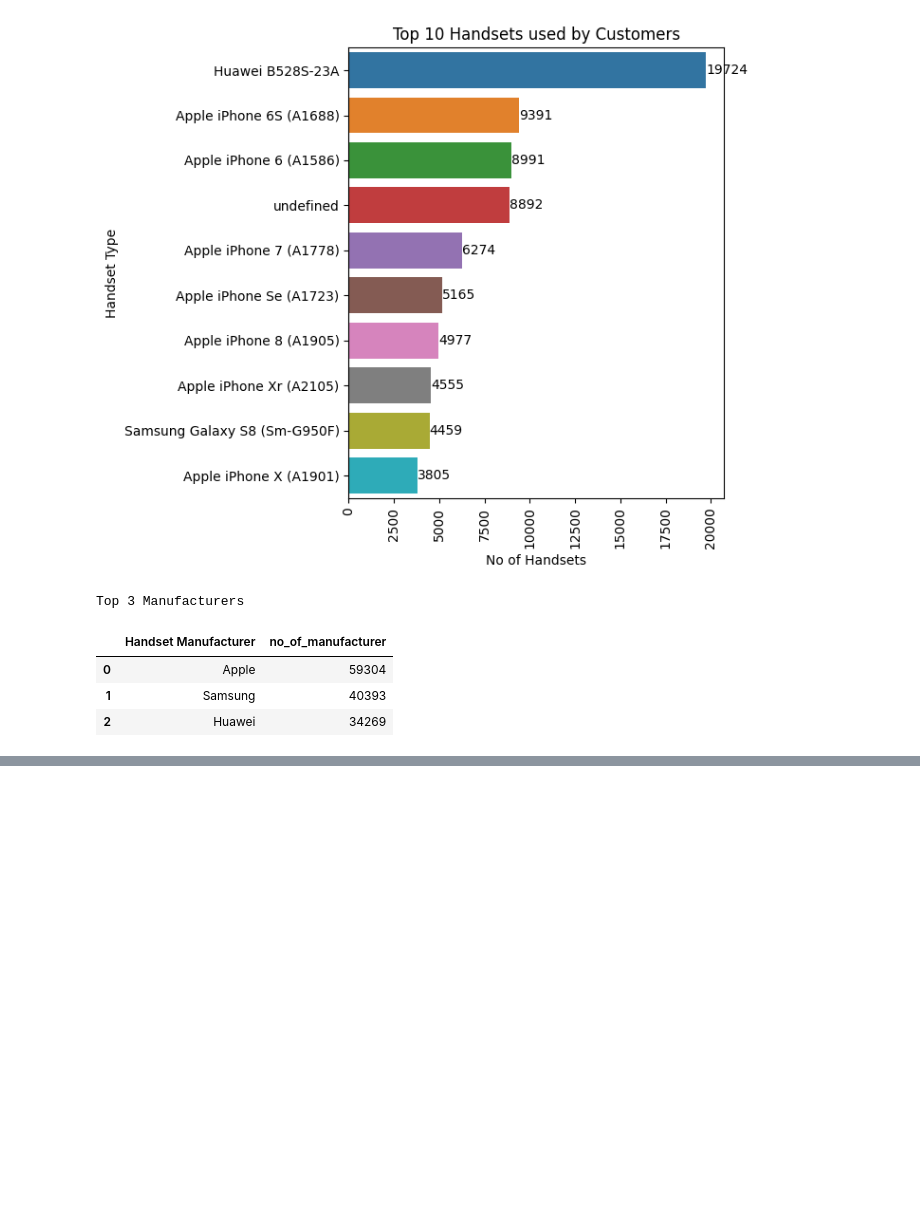
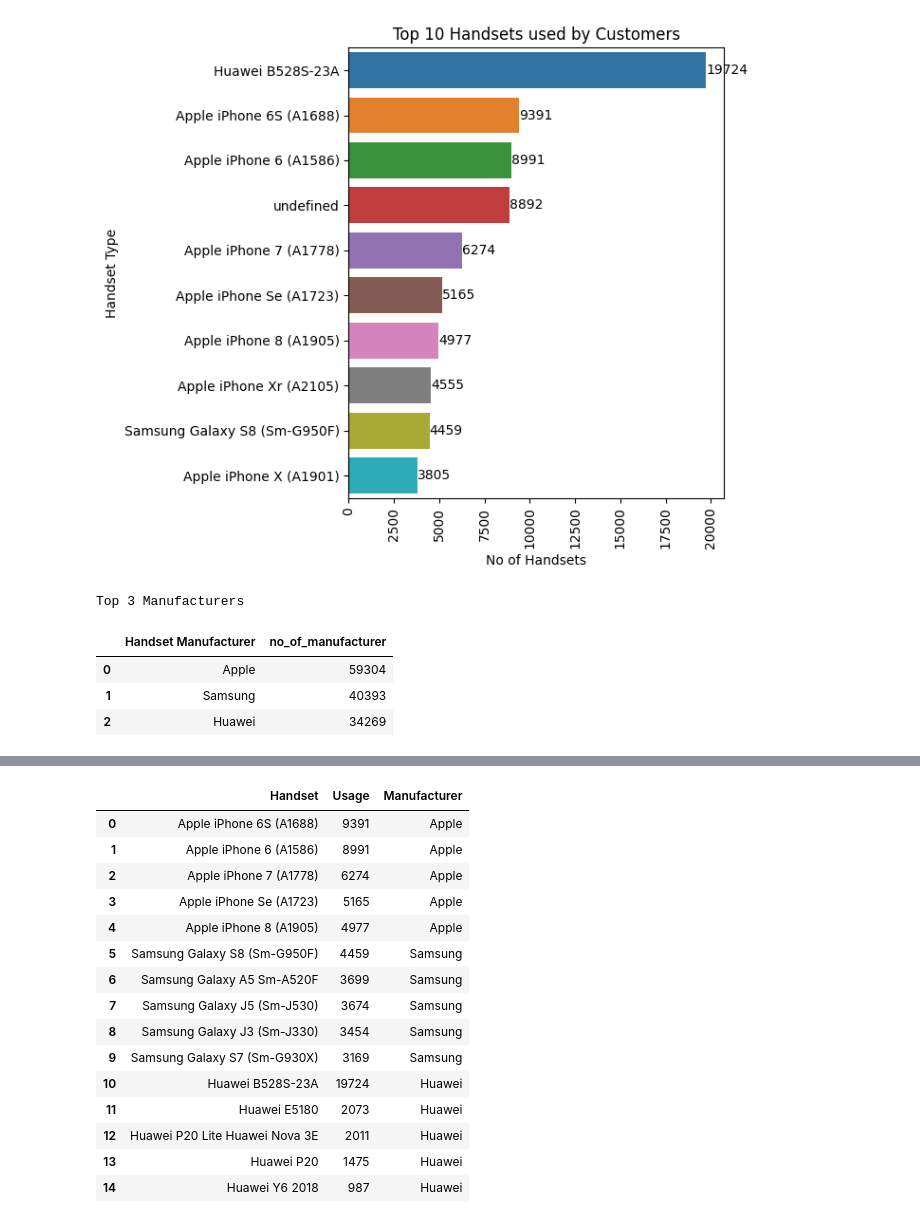
Before and after one commit to ab3lT/10-Academy-Week-2, a Jupyter notebook: notebook/user_analysis.ipynb, the cells around one changed output, grey strips where cells are left out. Cells and saved outputs as stored; diff of their text form; code cells hidden in the pictures; blank space fills up the shorter version.

```diff
--- a/notebook/user_analysis.ipynb
+++ b/notebook/user_analysis.ipynb
@@ -182,0 +201,40 @@ top_3
+# %%
+# Top 5 handest type per top 3 manufacturers
+top_3_manufacturers = top_3_manufacturers['Handset Manufacturer'].tolist()
+# top_3_manufacturers = top_3_manufacturers['Handset Manufacturer'].value_counts().head(3).index.tolist()
+
+top_handsets_by_manufacturer = ha.top_handsets_per_manufacturer(
+    top_3_manufacturers,
+    top_n_handsets=5)
+# %%
+df_list = []
+
+# Iterate through the dictionary
+for manufacturer, series in top_handsets_by_manufacturer.items():
+    # Convert each Series to a DataFrame
+    df_temp = series.reset_index()
+    df_temp.columns = ['Handset', 'Usage']
+    df_temp['Manufacturer'] = manufacturer
+
+    # Append to the list
+    df_list.append(df_temp)
+ # Concatenate all DataFrame parts into a single DataFrame
+df = pd.concat(df_list, ignore_index=True)
+df
+# %% [output]
+|  | Handset | Usage | Manufacturer |
+| 0 | Apple iPhone 6S (A1688) | 9391 | Apple |
+| 1 | Apple iPhone 6 (A1586) | 8991 | Apple |
+| 2 | Apple iPhone 7 (A1778) | 6274 | Apple |
+| 3 | Apple iPhone Se (A1723) | 5165 | Apple |
+| 4 | Apple iPhone 8 (A1905) | 4977 | Apple |
+| 5 | Samsung Galaxy S8 (Sm-G950F) | 4459 | Samsung |
+| 6 | Samsung Galaxy A5 Sm-A520F | 3699 | Samsung |
+| 7 | Samsung Galaxy J5 (Sm-J530) | 3674 | Samsung |
+| 8 | Samsung Galaxy J3 (Sm-J330) | 3454 | Samsung |
+| 9 | Samsung Galaxy S7 (Sm-G930X) | 3169 | Samsung |
+| 10 | Huawei B528S-23A | 19724 | Huawei |
+| 11 | Huawei E5180 | 2073 | Huawei |
+| 12 | Huawei P20 Lite Huawei Nova 3E | 2011 | Huawei |
+| 13 | Huawei P20 | 1475 | Huawei |
+| 14 | Huawei Y6 2018 | 987 | Huawei |
```
Also changed, not shown: parts of 3 cells of this notebook.
